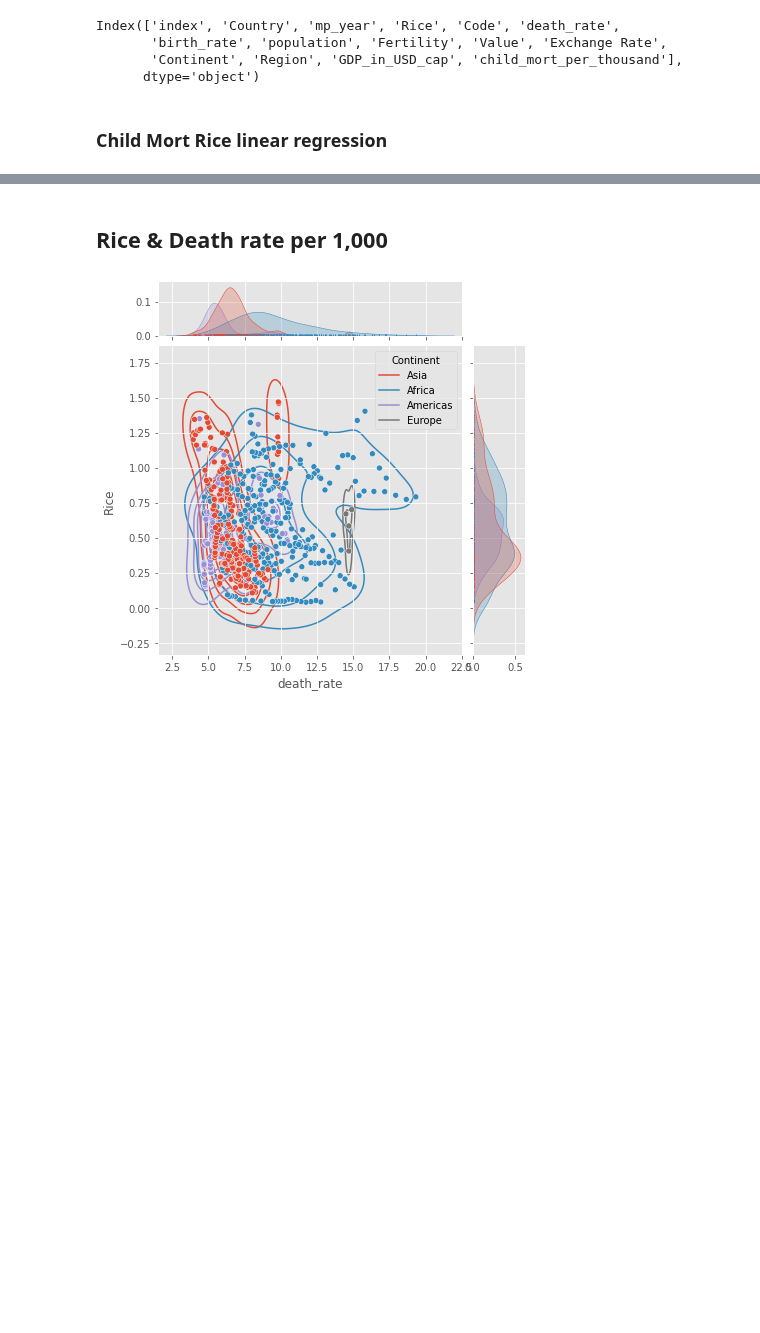
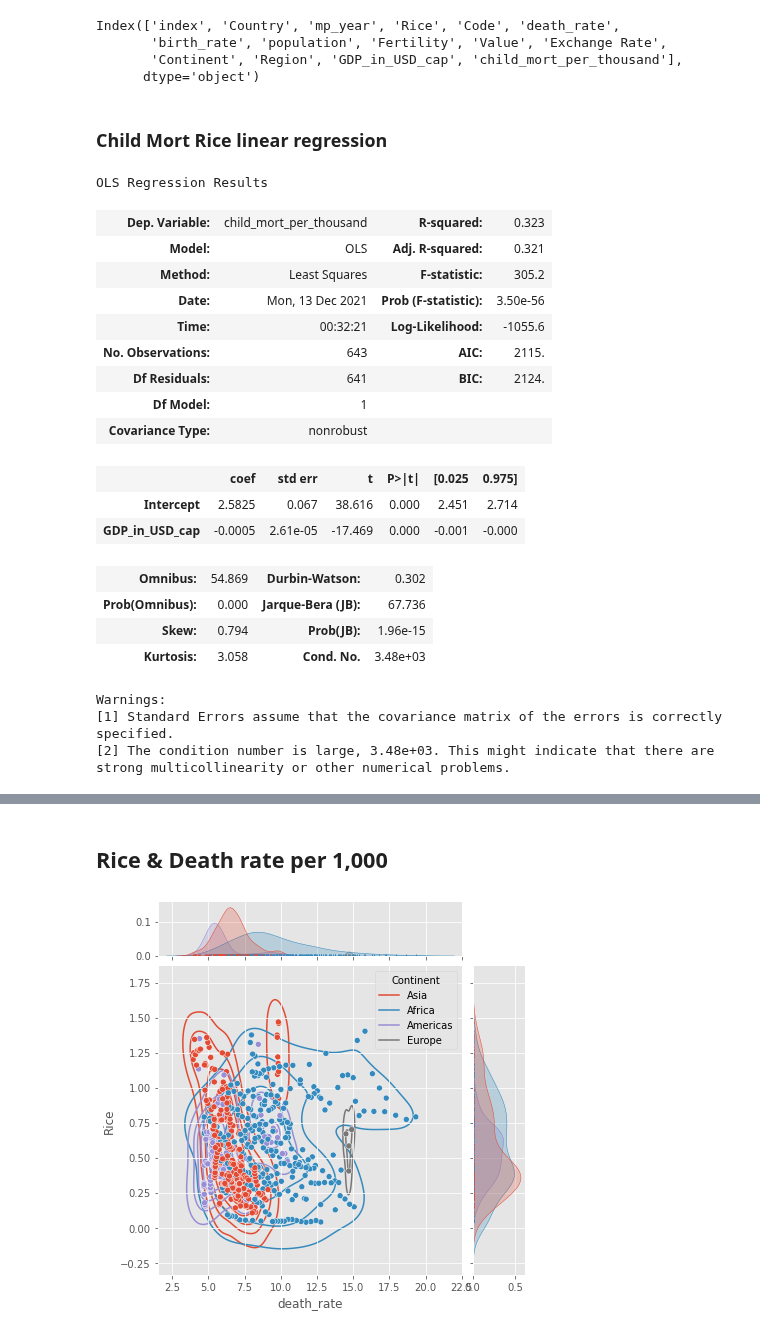
Before and after one commit to MaxSMCON/Group_2, a Jupyter notebook: Group_2_Stats.ipynb, the cells around one changed output, grey strips where cells are left out. Drawn from its saved outputs; the diff is of its cells as text; code cells hidden in the pictures; blank space fills up the shorter version.

```diff
--- a/Group_2_Stats.ipynb
+++ b/Group_2_Stats.ipynb
@@ -1438,4 +1431,31 @@ Index(['index', 'Country', 'mp_year', 'Rice', 'Code', 'death_rate',
 df_rice = df_rice[(np.abs(df_rice[['child_mort_per_thousand']]) < 6).all(axis = 1)]
 # %% [markdown]
 ### Child Mort Rice linear regression
+# %%
+# Child Mortality
+m = sm.ols('child_mort_per_thousand ~ Rice+ Continent+ Fertility +GDP_in_USD_cap', data = df_rice) #.loc[df_rice['Continent']=='Asia'])
+m = m.fit()
+m.summary()
+# %% [output]
+OLS Regression Results
+| Dep. Variable: | child_mort_per_thousand | R-squared: | 0.323 |
+| Model: | OLS | Adj. R-squared: | 0.321 |
+| Method: | Least Squares | F-statistic: | 305.2 |
+| Date: | Mon, 13 Dec 2021 | Prob (F-statistic): | 3.50e-56 |
+| Time: | 00:32:21 | Log-Likelihood: | -1055.6 |
+| No. Observations: | 643 | AIC: | 2115. |
+| Df Residuals: | 641 | BIC: | 2124. |
+| Df Model: | 1 |  |  |
+| Covariance Type: | nonrobust |  |  |
+|  | coef | std err | t | P>|t| | [0.025 | 0.975] |
+| Intercept | 2.5825 | 0.067 | 38.616 | 0.000 | 2.451 | 2.714 |
+| GDP_in_USD_cap | -0.0005 | 2.61e-05 | -17.469 | 0.000 | -0.001 | -0.000 |
+| Omnibus: | 54.869 | Durbin-Watson: | 0.302 |
+| Prob(Omnibus): | 0.000 | Jarque-Bera (JB): | 67.736 |
+| Skew: | 0.794 | Prob(JB): | 1.96e-15 |
+| Kurtosis: | 3.058 | Cond. No. | 3.48e+03 |
+Warnings:
+[1] Standard Errors assume that the covariance matrix of the errors is correctly specified.
+[2] The condition number is large, 3.48e+03. This might indicate that there are
+strong multicollinearity or other numerical problems.
 # %%
```
Also changed, not shown: parts of 18 cells of this notebook.
